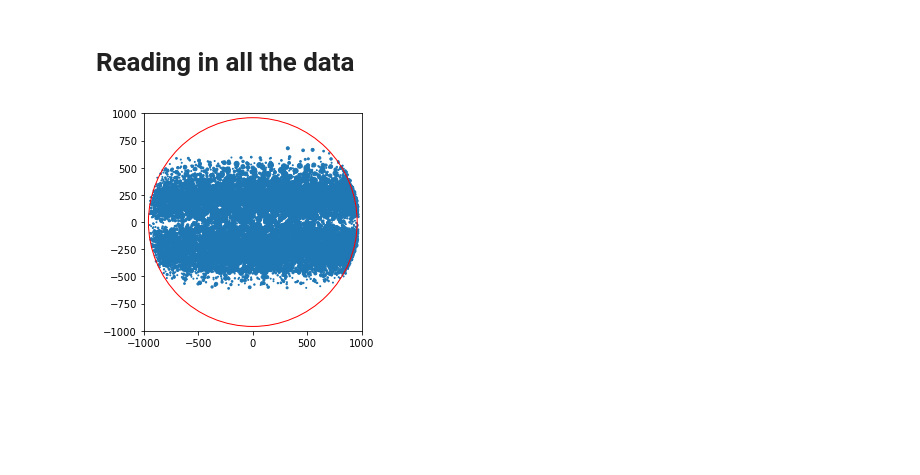
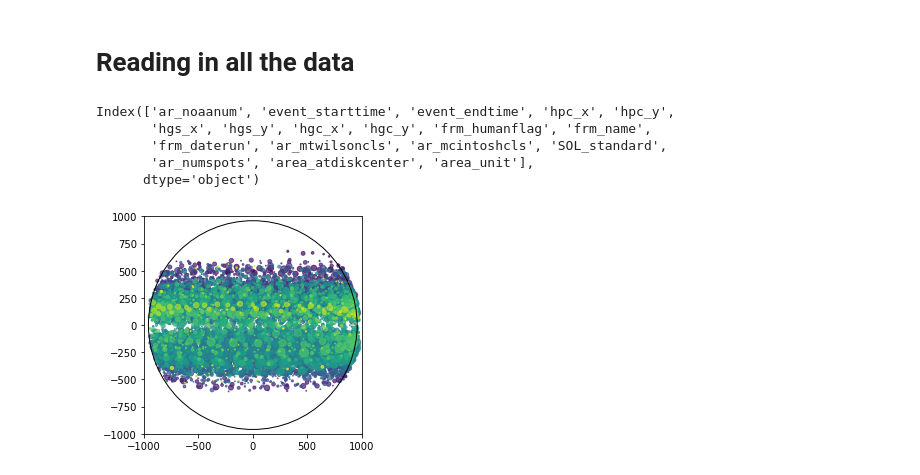
Before and after one commit to hayesla/SolarStatsStuff, a Jupyter notebook: ar_analysis/hek_testing.ipynb, the cells around one changed output. Drawn from its saved outputs; the diff is of its cells as text; code cells hidden in the pictures; blank space fills up the shorter version.

```diff
--- a/ar_analysis/hek_testing.ipynb
+++ b/ar_analysis/hek_testing.ipynb
@@ -211,13 +272,25 @@ HEKTable length=6
 import pandas as pd
 import matplotlib.pyplot as plt
 all_data = pd.read_csv('all_ar_2010-2020.csv')
+# %%
+tt = pd.to_datetime(all_data['event_starttime'])
+# %%
+times = [(t - tt[0]).total_seconds() for t in tt]
+# %%
+all_data.keys()
+# %% [output]
+Index(['ar_noaanum', 'event_starttime', 'event_endtime', 'hpc_x', 'hpc_y',
+       'hgs_x', 'hgs_y', 'hgc_x', 'hgc_y', 'frm_humanflag', 'frm_name',
+       'frm_daterun', 'ar_mtwilsoncls', 'ar_mcintoshcls', 'SOL_standard',
+       'ar_numspots', 'area_atdiskcenter', 'area_unit'],
+      dtype='object')
 # %%
-circle1 = plt.Circle((0, 0), 960, color='r', fill=False)
-plt.scatter(all_data['hpc_x'], all_data['hpc_y'], s=all_data['ar_numspots'])
+circle1 = plt.Circle((0, 0), 960, color='k', fill=False)
+plt.scatter(all_data['hpc_x'], all_data['hpc_y'], s=10*all_data['area_atdiskcenter']/all_data['area_atdiskcenter'].mean(), c=times, alpha=0.7)
 plt.xlim(-1000, 1000)
 plt.ylim(-1000, 1000)
 ax = plt.gca()
 ax.add_artist(circle1)
 plt.gca().set_aspect('equal', adjustable='box')
 # %% [output]
-[figure, old version]
+[figure, new version]
```
Also changed, not shown: parts of 12 cells of this notebook.
